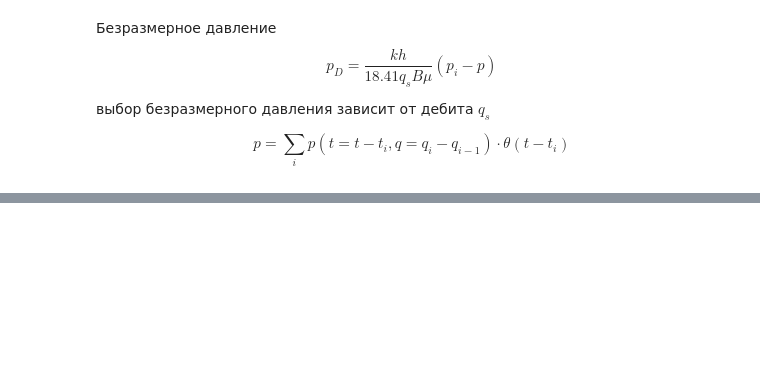
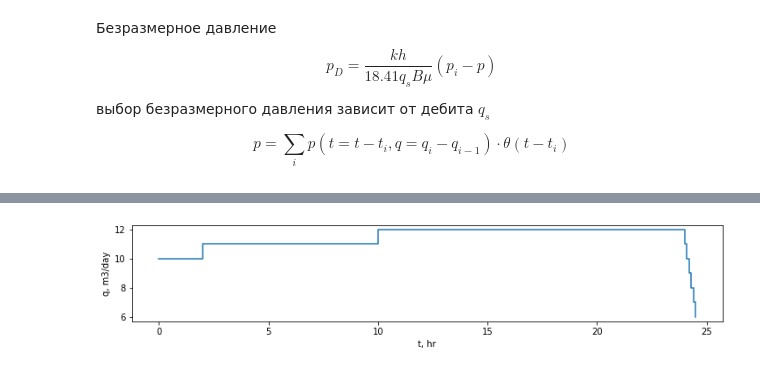
Before and after one commit to khabibullinra/welltest_examples, a Jupyter notebook: jupyter/18_суперпозиция.ipynb, the cells around one changed output, grey strips where cells are left out. Drawn from its saved outputs; the diff is of its cells as text; code cells hidden in the pictures; blank space fills up the shorter version.

```diff
--- a/jupyter/18_суперпозиция.ipynb
+++ b/jupyter/18_суперпозиция.ipynb
@@ -230,0 +259,11 @@ def p_superposition_atma(t_hr, df_history):
+# %%
+
+q_history = pd.DataFrame({'t_hr':[0, 2, 10, 24, 24.1,24.2,24.3,24.4,24.5 ], 'q_sm3day':[10,11, 12,11,10,9,8,7, 6]})
+
+plt.rcParams["figure.figsize"] = (12,2)
+plt.step(q_history.t_hr, q_history.q_sm3day, where = 'post')
+plt.xlabel('t, hr')
+plt.ylabel('q, m3/day')
+plt.show()
+# %% [output]
+[figure, added]
```
Also changed, not shown: parts of 11 cells of this notebook.
